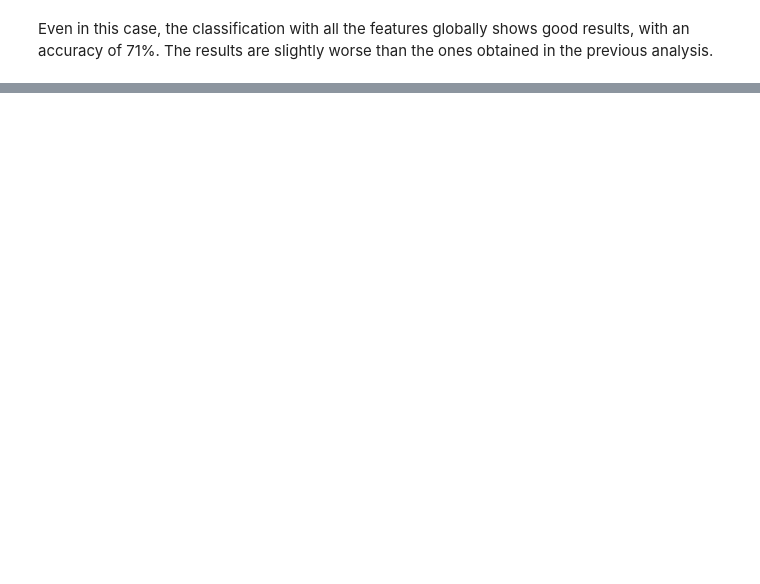
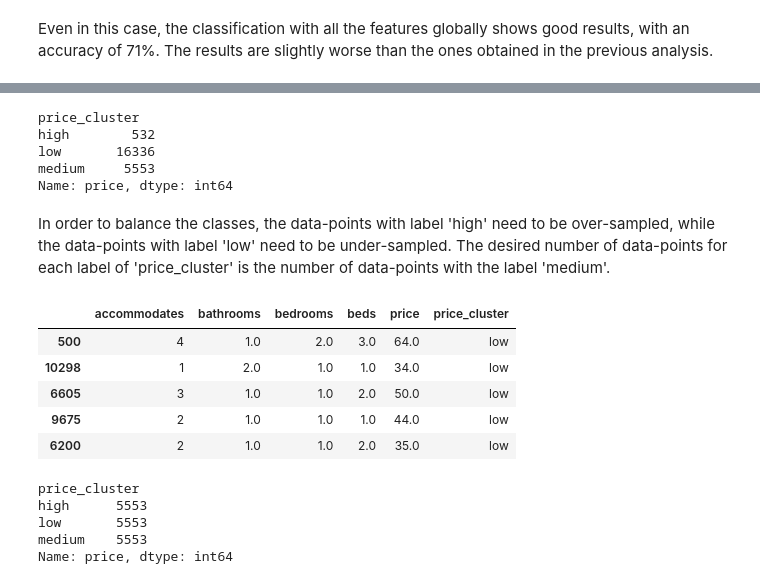
Before and after one commit to lorenzolaino/airbnb-sentiment, a Jupyter notebook: correlation_analysis.ipynb, the cells around one changed output, grey strips where cells are left out. Drawn from its saved outputs; the diff is of its cells as text; code cells hidden in the pictures; blank space fills up the shorter version.

Commit message:
Classification with balanced classes added, Conclusions added

```diff
--- a/correlation_analysis.ipynb
+++ b/correlation_analysis.ipynb
@@ -1800,0 +1814,3 @@ The results are slightly worse than the ones obtained in the previous analysis.
+# %%
+dfPricesListingTypesUnbalanced = dfPricesNumericalListingTypes.copy()
+dfPricesListingTypesUnbalanced.head()
@@ -1800,0 +1824,59 @@ The results are slightly worse than the ones obtained in the previous analysis.
+# %%
+dfPricesListingTypesUnbalanced.groupby('price_cluster').price.count()
+# %% [output]
+price_cluster
+high        532
+low       16336
+medium     5553
+Name: price, dtype: int64
+# %% [markdown]
+In order to balance the classes, the data-points with label 'high' need to be
+over-sampled, while the data-points with label 'low' need to be under-sampled.
+The desired number of data-points for each label of 'price_cluster' is the number
+of data-points with the label 'medium'.
+# %%
+from sklearn.utils import resample
+
+def over_sample(df, label, length):
+    df_label = df[df['price_cluster'] == label]
+    df_label_oversampled = resample(df_label, replace=True,
+                                    n_samples=length, random_state=42)
+
+    return df_label_oversampled
+
+def under_sample(df, label, length):
+    df_label = df[df['price_cluster'] == label]
+    df_label_undersampled = df_label.sample(n=length)
+
+    return df_label_undersampled
+# %%
+def create_balanced_df(df):
+    df_medium_price_cluster_balanced = df[df['price_cluster'] == 'medium']
+
+    df_low_price_cluster_balanced = \
+        under_sample(df, 'low', df_medium_price_cluster_balanced.shape[0])
+
+    df_high_price_cluster_balanced = \
+        over_sample(df, 'high', df_medium_price_cluster_balanced.shape[0])
+
+    return pd.concat([df_low_price_cluster_balanced,
+                      df_medium_price_cluster_balanced,
+                      df_high_price_cluster_balanced])
+# %%
+dfPricesListingTypesBalanced = create_balanced_df(dfPricesListingTypesUnbalanced)
+dfPricesListingTypesBalanced.head()
+# %% [output]
+|  | accommodates | bathrooms | bedrooms | beds | price | price_cluster |
+| 500 | 4 | 1.0 | 2.0 | 3.0 | 64.0 | low |
+| 10298 | 1 | 2.0 | 1.0 | 1.0 | 34.0 | low |
+| 6605 | 3 | 1.0 | 1.0 | 2.0 | 50.0 | low |
+| 9675 | 2 | 1.0 | 1.0 | 1.0 | 44.0 | low |
+| 6200 | 2 | 1.0 | 1.0 | 2.0 | 35.0 | low |
+# %%
+dfPricesListingTypesBalanced.groupby('price_cluster').price.count()
+# %% [output]
+price_cluster
+high      5553
+low       5553
+medium    5553
+Name: price, dtype: int64
```
Also changed, not shown: parts of 20 cells of this notebook, 1 other file.
